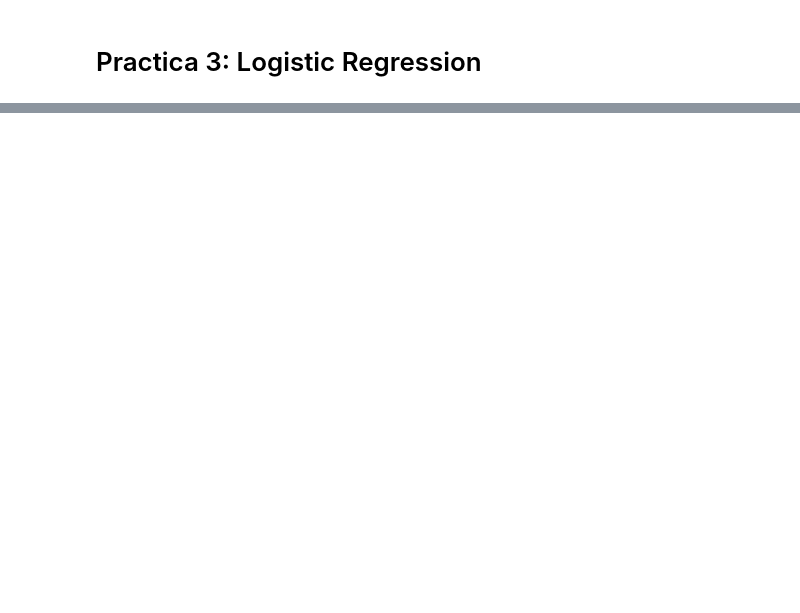
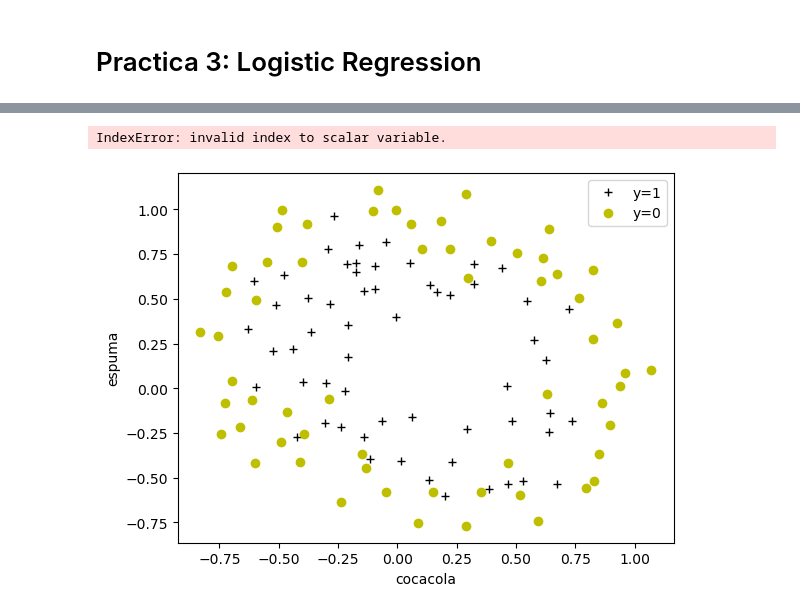
Before and after one commit to Amphxros/AprendizajeAutomatico, a Jupyter notebook: Practicas/Practica3/Practica3.ipynb, the cells around one changed output, grey strips where cells are left out. Cells and saved outputs as stored; diff of their text form; code cells hidden in the pictures; blank space fills up the shorter version.

```diff
--- a/Practicas/Practica3/Practica3.ipynb
+++ b/Practicas/Practica3/Practica3.ipynb
@@ -22,0 +23,21 @@ util.plot_decision_boundary(w,b,X,y)
+# %%
+import numpy as np
+import matplotlib.pyplot as plt
+
+import utils as util
+import public_tests as pt
+import logistic_reg as lr
+
+X,y= util.load_data("data/ex2data2.txt", ',')
+w=np.zeros(X.shape[1])
+b=-8
+alpha=0.001
+num_iterations=100000
+
+w_opt,b_opt=lr.compute_gradient_reg(X, y, w, b)
+
+
+util.plot_decision_boundary(w_opt,b_opt,X,y)
+# %% [output]
+IndexError: invalid index to scalar variable.
+[figure, added]
```
Also changed, not shown: parts of 1 cell of this notebook.
